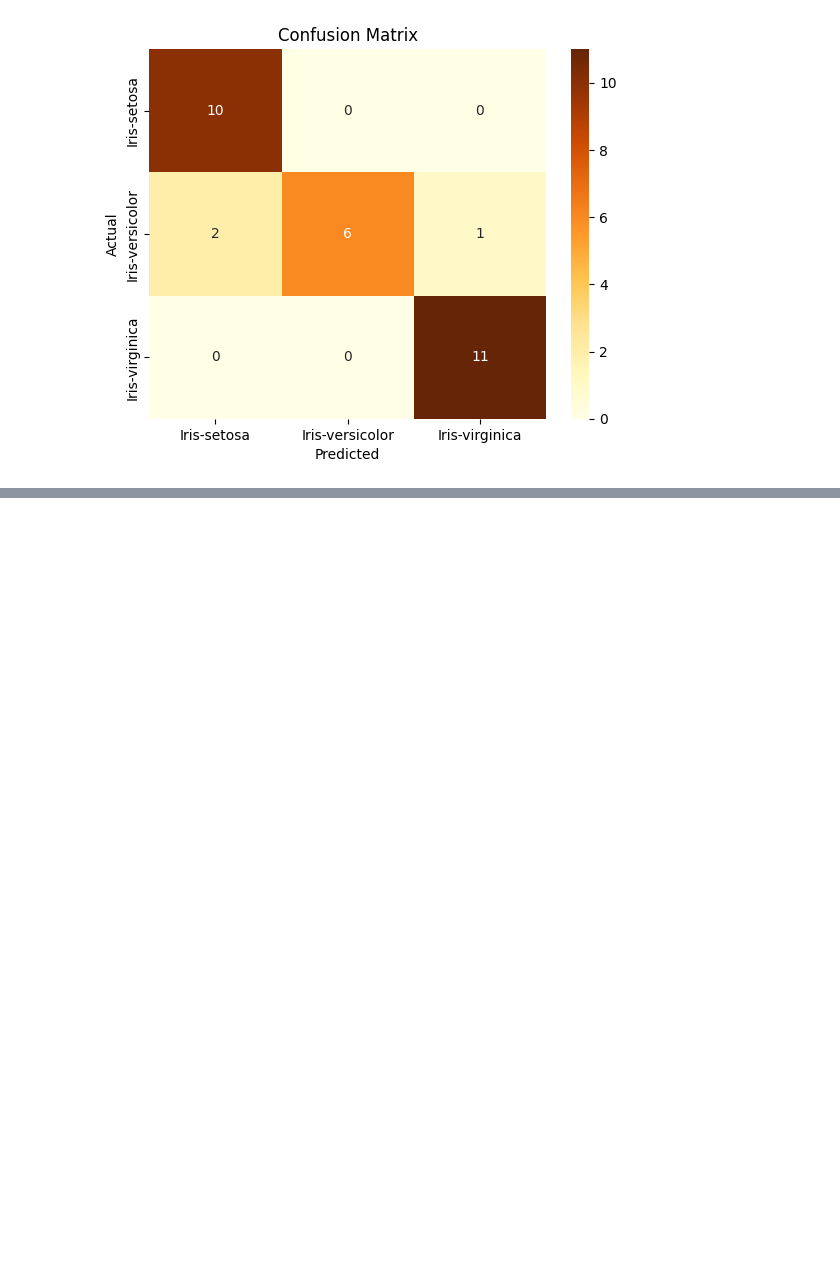
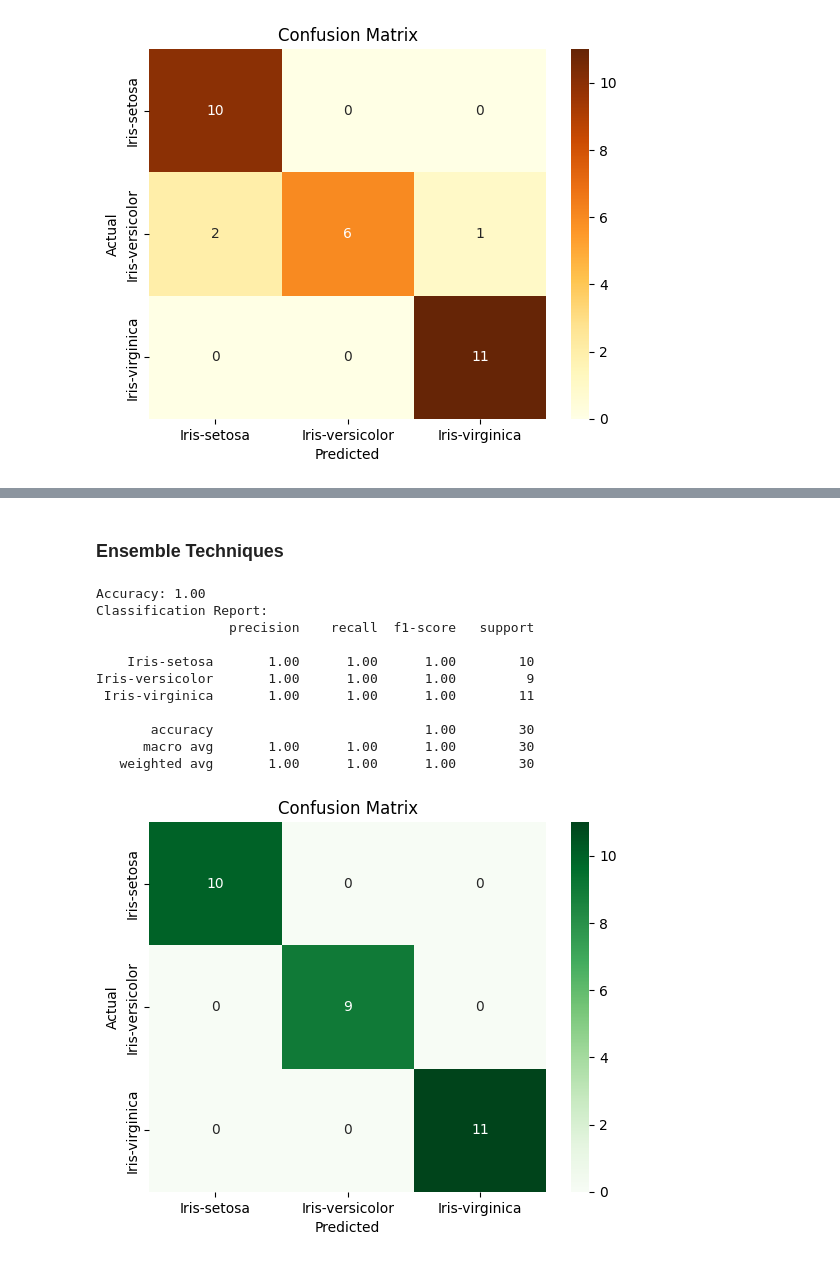
Before and after one commit to TETRAWasTaken/Machine-Learning, a Jupyter notebook: practise/prac.ipynb, the cells around one changed output, grey strips where cells are left out. Cells and saved outputs as stored; diff of their text form; code cells hidden in the pictures; blank space fills up the shorter version.

```diff
--- a/practise/prac.ipynb
+++ b/practise/prac.ipynb
@@ -697,0 +713,48 @@ plt.show()
+# %% [markdown]
+### Ensemble Techniques
+# %%
+# Random Forest Classifier
+
+from random import Random
+
+from sklearn.model_selection import train_test_split
+from sklearn.ensemble import RandomForestClassifier
+from sklearn.metrics import accuracy_score, classification_report, confusion_matrix
+from sklearn.preprocessing import RobustScaler
+
+X_train, X_test, y_train, y_test = train_test_split(dataClass.drop('Species', axis=1), dataClass['Species'], test_size=0.2, random_state=42)
+scaler = RobustScaler()
+X_train = scaler.fit_transform(X_train)
+X_test = scaler.transform(X_test)
+
+model = RandomForestClassifier(n_estimators=100, random_state=42)
+model.fit(X_train, y_train)
+
+y_pred = model.predict(X_test)
+accuracy = accuracy_score(y_test, y_pred)
+report = classification_report(y_test, y_pred)
+conf_matrix = confusion_matrix(y_test, y_pred)
+
+print(f"Accuracy: {accuracy:.2f}")
+print("Classification Report:")
+print(report)
+
+plt.Figure(figsize=(10, 6))
+sns.heatmap(conf_matrix, annot=True, cmap="Greens", fmt="d", xticklabels=model.classes_, yticklabels=model.classes_)
+plt.title("Confusion Matrix")
+plt.xlabel("Predicted")
+plt.ylabel("Actual")
+plt.show()
+# %% [output]
+Accuracy: 1.00
+Classification Report:
+                 precision    recall  f1-score   support
+
+    Iris-setosa       1.00      1.00      1.00        10
+Iris-versicolor       1.00      1.00      1.00         9
+ Iris-virginica       1.00      1.00      1.00        11
+
+       accuracy                           1.00        30
+      macro avg       1.00      1.00      1.00        30
+   weighted avg       1.00      1.00      1.00        30
+[figure, added]
```
Also changed, not shown: parts of 9 cells of this notebook.
